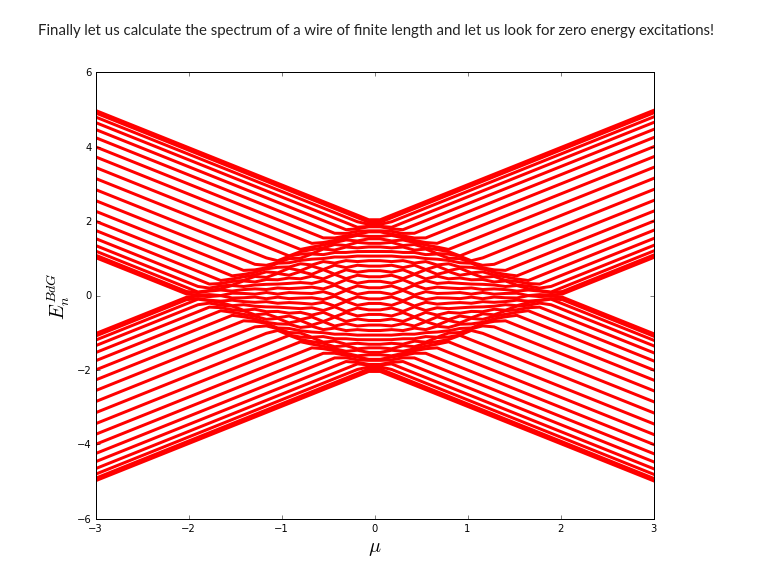
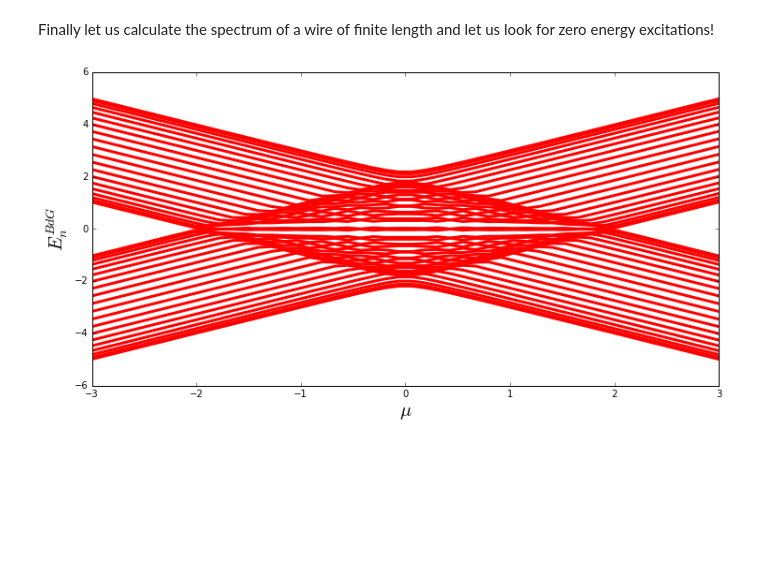
Before and after one commit to topologicalbudapest/topins2, a Jupyter notebook: HgTe_edge_proximity.ipynb, the cells around one changed output. Cells and saved outputs as stored; diff of their text form; code cells hidden in the pictures; blank space fills up the shorter version.

```diff
--- a/HgTe_edge_proximity.ipynb
+++ b/HgTe_edge_proximity.ipynb
@@ -146,15 +146,15 @@ def HgTe_wire_BDG_Ham(N=10,mu=0,B=0,gamma=1,Delta=0):
     return kron(idL,U)+kron(odL,T)+kron(odL,T).H
 # %%
 # calculate the spectrum as the function of chemical potential for different values of N,B and Delta
-figsize(10,8)
+figsize(12,6)
 uran=linspace(-3,3,50)
 @interact(N=(10,20,1),B=(0,3,.1),Delta=(0,1,0.1))
 def playBdG(N=10,B=0,Delta=0.2,):
     dat=[]
     for mu in uran:
         dat.append(eigvalsh(HgTe_wire_BDG_Ham(N,mu,B,1,Delta)))
     plot(uran,dat,'r',lw=3);
     xlabel(r'$\mu$',fontsize=20)
     ylabel(r'$E^{BdG}_n$',fontsize=20)
 # %% [output]
-[figure, old version]
+[figure, new version]
```
Also changed, not shown: parts of 2 cells of this notebook, 1 other file.
